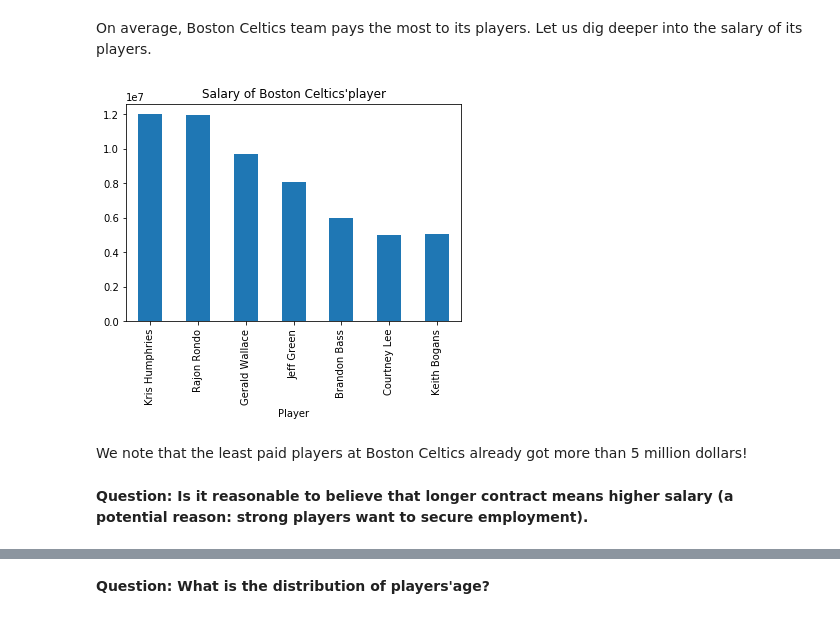
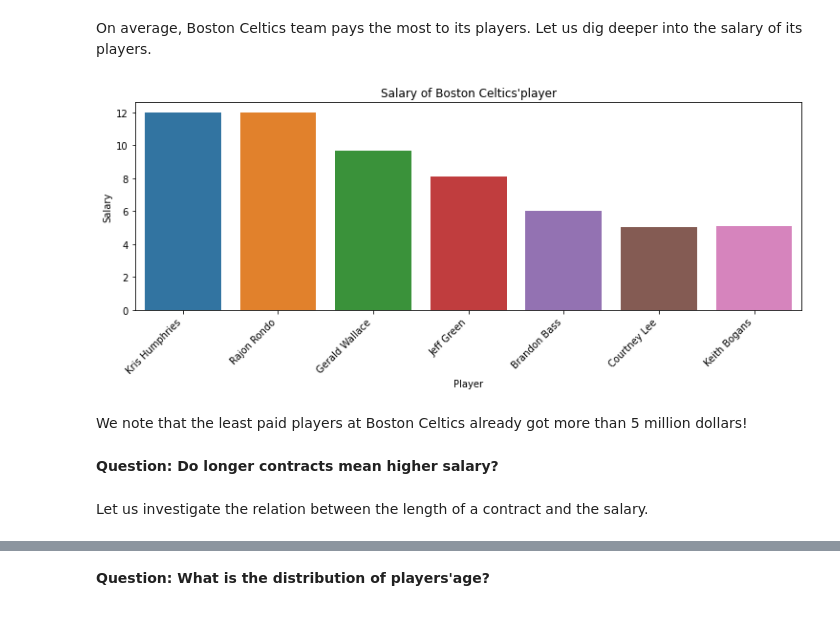
Before and after one commit to tungprime/NBA-player-salary, a Jupyter notebook: NBA salary prediction.ipynb, the cells around one changed output, grey strips where cells are left out. Cells and saved outputs as stored; diff of their text form; code cells hidden in the pictures.

```diff
--- a/NBA salary prediction.ipynb
+++ b/NBA salary prediction.ipynb
@@ -58,3 +89,5 @@ On average, a baseball player is paid $5.8$ million per year. While we will not
+# %%
+df['Salary']=df['Salary']/10**6
 # %% [markdown]
 We can also get a more complete picture about the salary data.
 # %%
@@ -114,7 +155,7 @@ df.groupby('Position')['Salary'].describe()
 fig, axes = plt.subplots(1, 3)
 position=['Center', 'Forward', 'Guard']
 for c in [0,1,2]:
-    (df[df['Position']==position[c]]['Salary']/10**6).plot(kind='hist', ax=axes[c], bins =15,
+    (df[df['Position']==position[c]]['Salary']).plot(kind='hist', ax=axes[c], bins =15,
                                                           title=f"Salary distribution of {position[c]} players",
                                                             figsize=(15,5), range=[0,30])
     plt.tight_layout()
@@ -141,14 +191,19 @@ Name: Salary, dtype: float64
 # %% [markdown]
 On average, Boston Celtics team pays the most to its players. Let us dig deeper into the salary of its players.
 # %%
-df[df['Team']=="Boston Celtics"].set_index("Player")['Salary'].plot(kind='bar')
+figsize(12.5,4)
+boston=df[df['Team']=="Boston Celtics"].set_index("Player")
+bar=sns.barplot(x=boston.index, y=boston['Salary'])
+bar.set_xticklabels(bar.get_xticklabels(), rotation=45, horizontalalignment='right')
 plt.title("Salary of Boston Celtics'player")
 plt.show()
 # %% [output]
-[figure, old version]
+[figure, new version]
 # %% [markdown]
 We note that the least paid players at Boston Celtics already got more than 5 million dollars!
-# %% [markdown]
-**Question: Is it reasonable to believe that longer contract means higher salary (a potential reason: strong players want to secure employment).**
+# %% [markdown]
+**Question: Do longer contracts mean higher salary?**
+# %% [markdown]
+Let us investigate the relation between the length of a contract and the salary.
 # %%
 #salary distribution across different lengths of the contracts
```
Also changed, not shown: parts of 94 cells of this notebook.
